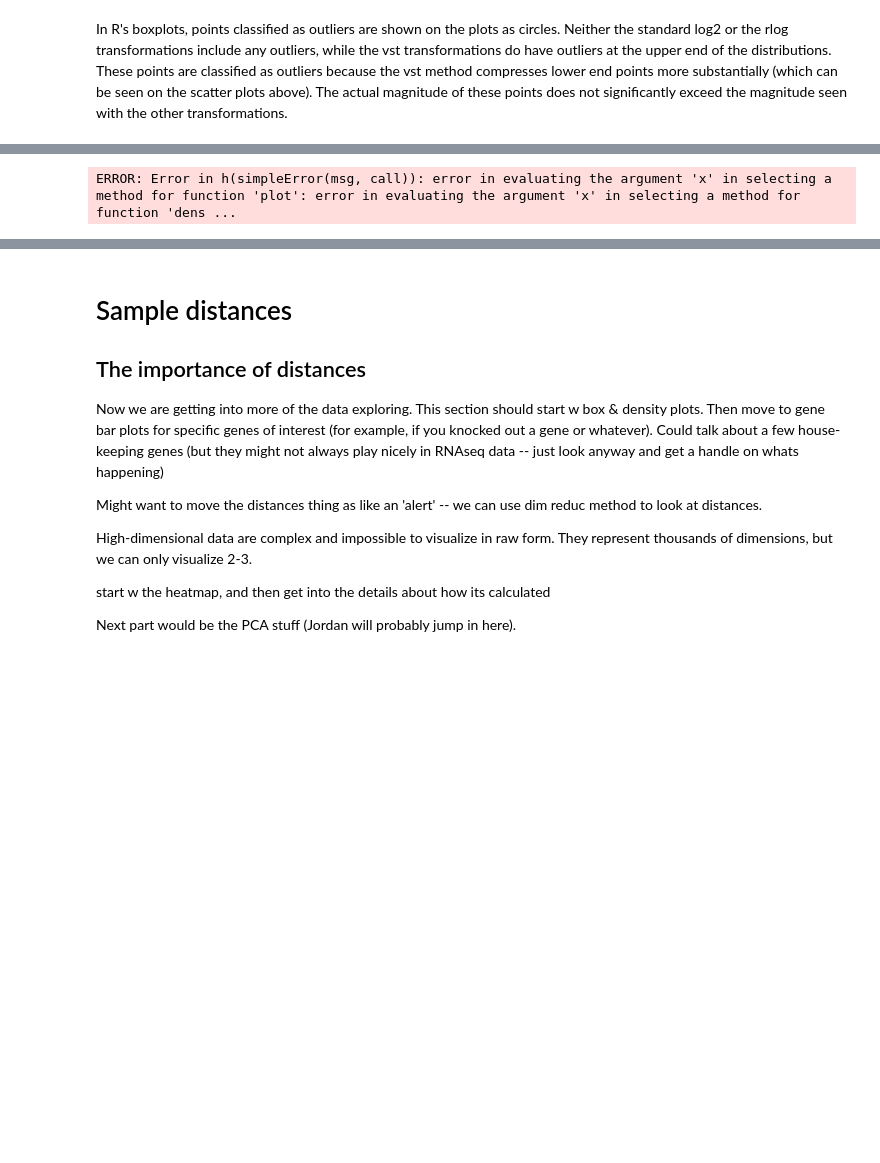
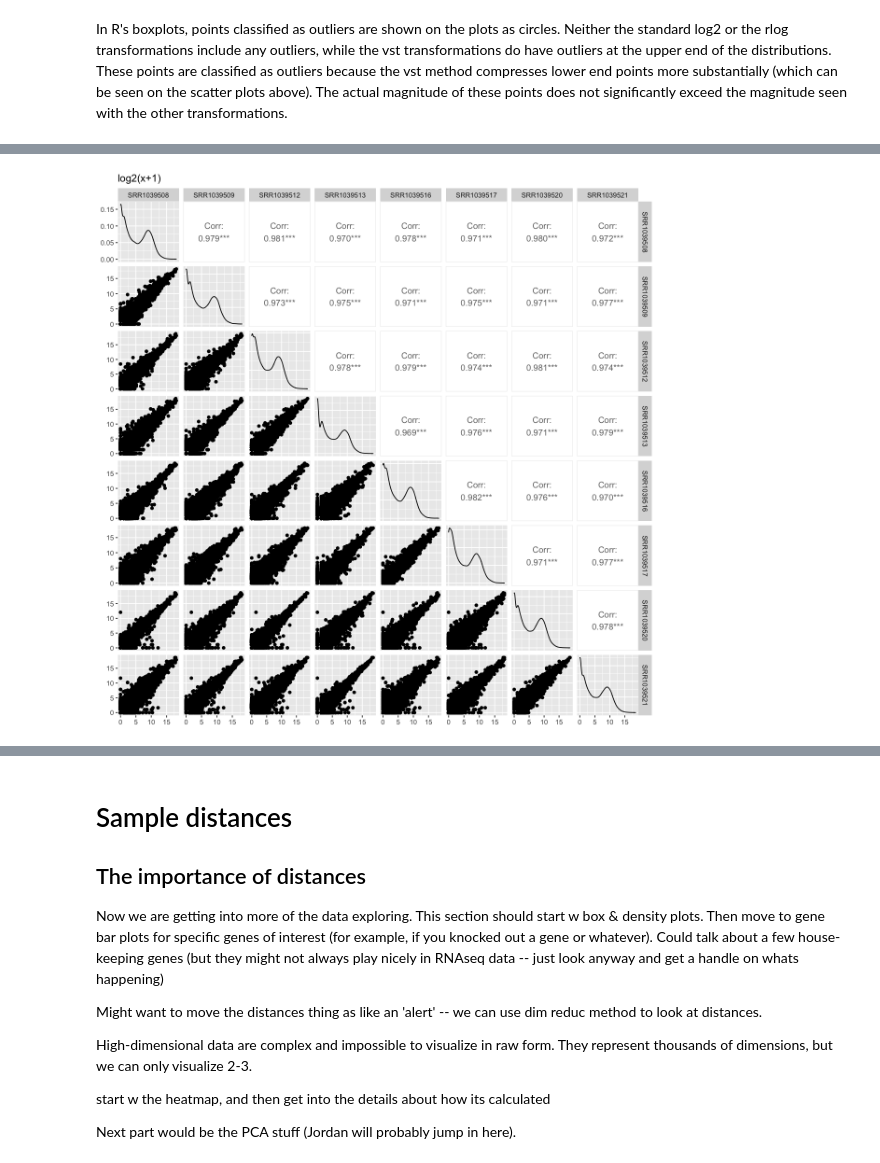
Before and after one commit to compbiocore/rnaseq_workshop_2021, a Jupyter notebook: deseq_1.ipynb, the cells around one changed output, grey strips where cells are left out. Saved outputs shown, nothing was run; the diff lists cells and outputs as text; code cells hidden in the pictures; blank space fills up the shorter version.

```diff
--- a/deseq_1.ipynb
+++ b/deseq_1.ipynb
@@ -431,10 +421,0 @@ Registered S3 method overwritten by 'GGally':
-# %%
-par(mfrow=c(1,3))
-#plot(density(hist(log2(assay(ddsESF)$sample_name+1), las=2, main="log2(x+1)")))
-#hist(assay(rld), las=2, main="rld")
-#hist(assay(vsd), las=2, main="vsd")
-
-ggpairs(as.data.frame(assay(rlog_rv)))
-install.packages(ggally)
-# %% [output]
-ERROR: Error in h(simpleError(msg, call)): error in evaluating the argument 'x' in selecting a method for function 'plot': error in evaluating the argument 'x' in selecting a method for function 'dens ...
@@ -440,0 +424,5 @@ ERROR: Error in h(simpleError(msg, call)): error in evaluating the argument 'x'
+# %%
+options(repr.plot.width=10, repr.plot.height=10)
+ggpairs(as.data.frame(log2(counts(ddsESF, normalized=TRUE) + 1)), title = 'log2(x+1)')
+# %% [output]
+[figure, added]
```
Also changed, not shown: parts of 23 cells of this notebook.
